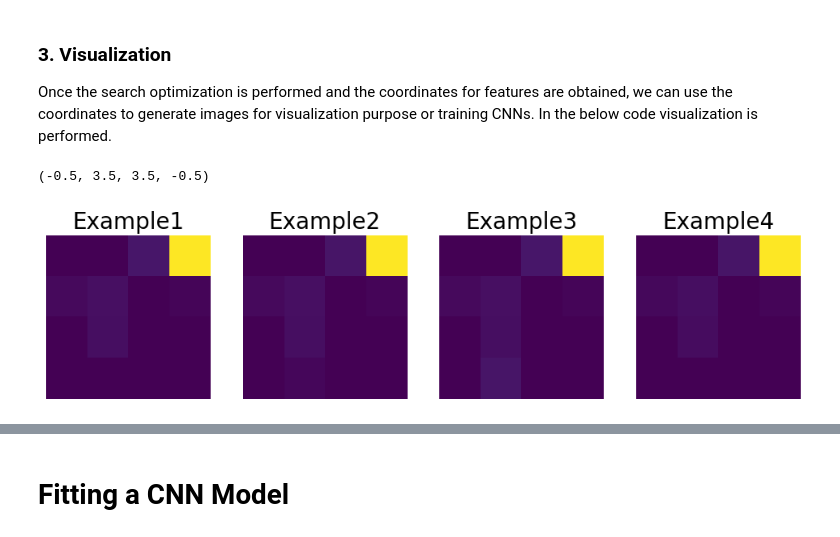
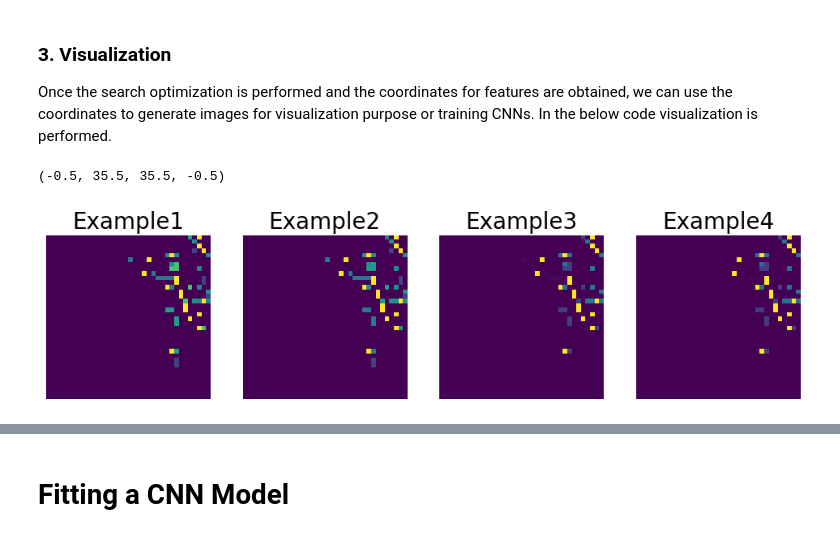
Before and after one commit to arielposada/tabular-data-to-images, a Jupyter notebook: Refined/DDoS/REFINED_DDoS.ipynb, the cells around one changed output, grey strips where cells are left out. Drawn from its saved outputs; the diff is of its cells as text; code cells hidden in the pictures.

```diff
--- a/Refined/DDoS/REFINED_DDoS.ipynb
+++ b/Refined/DDoS/REFINED_DDoS.ipynb
@@ -101,30 +101,30 @@ X_REFINED_MDS = REFINED_Im_Gen(X[:,:],nn, map_in_int_MDS, gene_names_MDS,coords_
 # %%
 Font = 20
 
 fig=plt.figure(figsize=(12,8), dpi= 100)
 plt.subplot(141)
-plt.imshow(X_REFINED_MDS[1,:].reshape(4,4), cmap = 'viridis') # 4x4 is the image dimension
+plt.imshow(X_REFINED_MDS[1,:].reshape(36,36), cmap = 'viridis') # 4x4 is the image dimension
 plt.title("Example1", fontsize = Font)
 plt.axis('off')
 
 plt.subplot(142)
-plt.imshow(X_REFINED_MDS[2,:].reshape(4,4), cmap = 'viridis')
+plt.imshow(X_REFINED_MDS[2,:].reshape(36,36), cmap = 'viridis')
 plt.title("Example2", fontsize = Font)
 plt.axis('off')
 
 plt.subplot(143)
-plt.imshow(X_REFINED_MDS[3,:].reshape(4,4), cmap = 'viridis')
+plt.imshow(X_REFINED_MDS[3,:].reshape(36,36), cmap = 'viridis')
 plt.title("Example3", fontsize = Font)
 plt.axis('off')
 
 
 plt.subplot(144)
-plt.imshow(X_REFINED_MDS[4,:].reshape(4,4), cmap = 'viridis')
+plt.imshow(X_REFINED_MDS[4,:].reshape(36,36), cmap = 'viridis')
 plt.title("Example4", fontsize = Font)
 plt.axis('off')
 # %% [output]
-(-0.5, 3.5, 3.5, -0.5)
+(-0.5, 35.5, 35.5, -0.5)
-[figure, old version]
+[figure, new version]
 # %%
 df = pd.read_csv("dataset.csv")
 print(len(df), len(X_REFINED_MDS))
```
Also changed, not shown: parts of 10 cells of this notebook, 4 other files.
